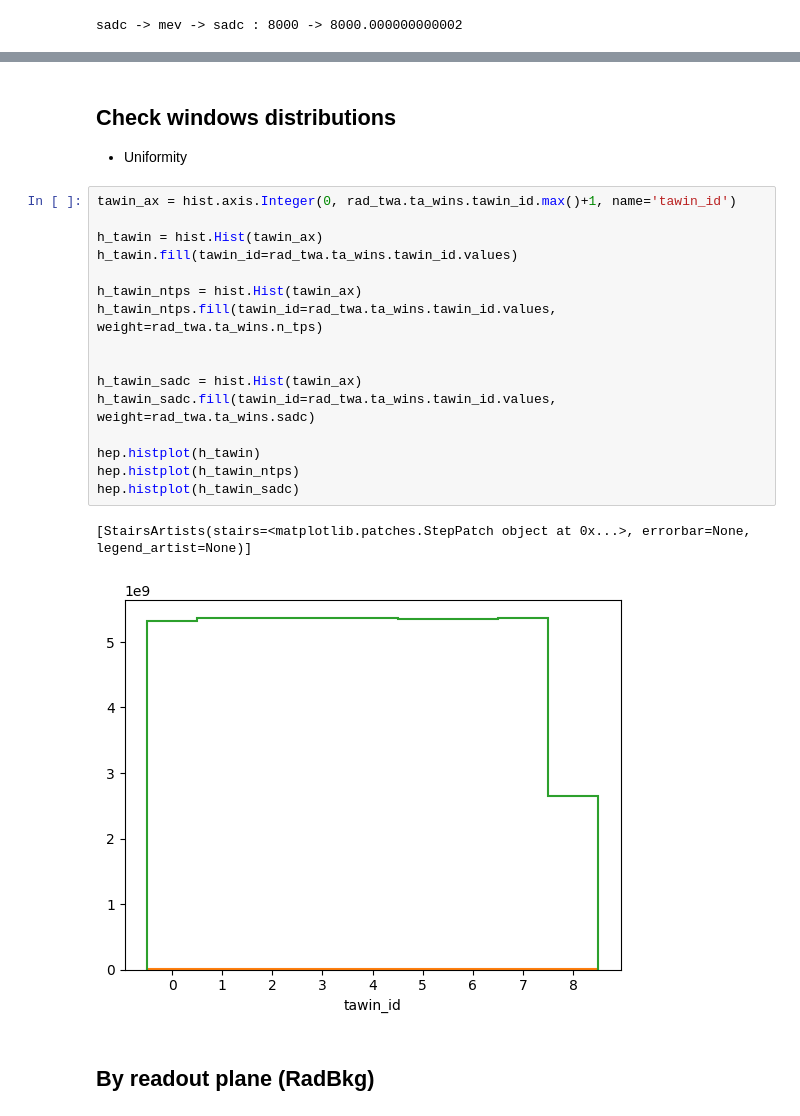
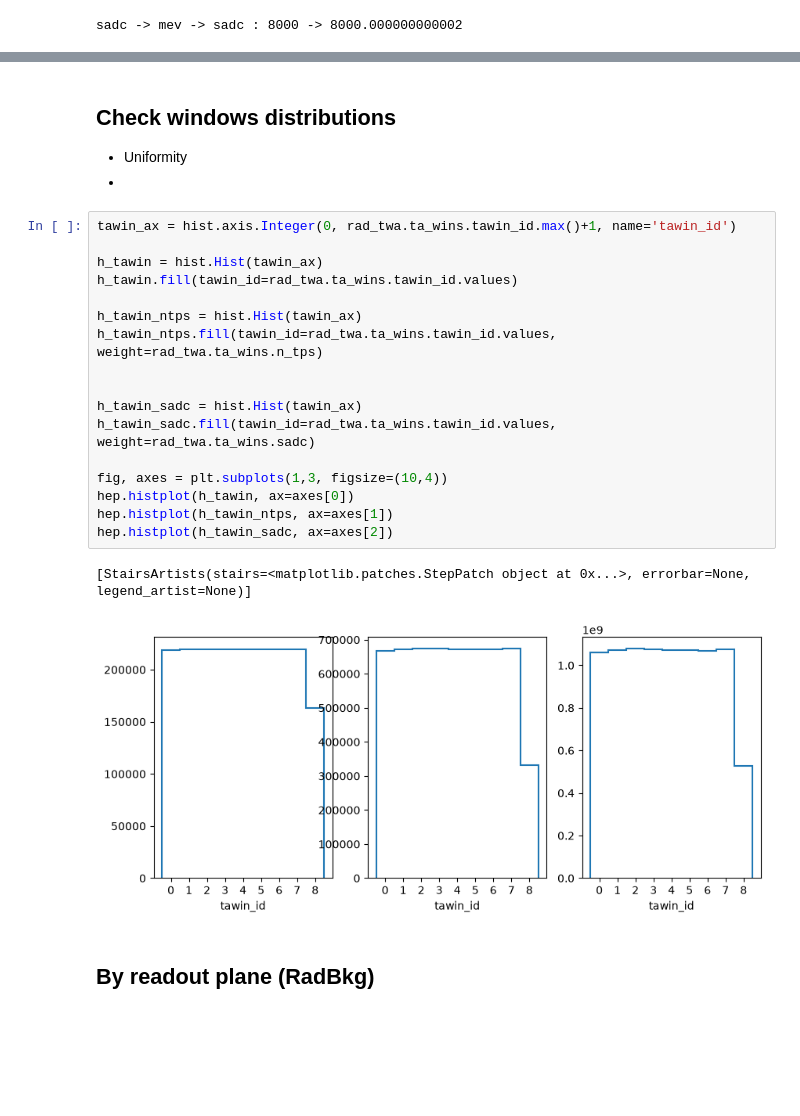
Before and after one commit to alessandrothea/tpvalidator, a Jupyter notebook: notebooks/studies/1x8x14/VD-1x8x14-TASearchWindow.ipynb, the cells around one changed output, grey strips where cells are left out. Saved outputs shown, nothing was run; the diff lists cells and outputs as text; blank space fills up the shorter version.

```diff
--- a/notebooks/studies/1x8x14/VD-1x8x14-TASearchWindow.ipynb
+++ b/notebooks/studies/1x8x14/VD-1x8x14-TASearchWindow.ipynb
@@ -408,25 +411,27 @@ rad_twa.ta_wins.query('readout_plane_id == 2')
 # %% [markdown]
 ## Check windows distributions
 - Uniformity
+-
 # %%
 tawin_ax = hist.axis.Integer(0, rad_twa.ta_wins.tawin_id.max()+1, name='tawin_id')
 
 h_tawin = hist.Hist(tawin_ax)
 h_tawin.fill(tawin_id=rad_twa.ta_wins.tawin_id.values)
 
 h_tawin_ntps = hist.Hist(tawin_ax)
 h_tawin_ntps.fill(tawin_id=rad_twa.ta_wins.tawin_id.values, weight=rad_twa.ta_wins.n_tps)
 
 
 h_tawin_sadc = hist.Hist(tawin_ax)
 h_tawin_sadc.fill(tawin_id=rad_twa.ta_wins.tawin_id.values, weight=rad_twa.ta_wins.sadc)
 
-hep.histplot(h_tawin)
-hep.histplot(h_tawin_ntps)
-hep.histplot(h_tawin_sadc)
+fig, axes = plt.subplots(1,3, figsize=(10,4))
+hep.histplot(h_tawin, ax=axes[0])
+hep.histplot(h_tawin_ntps, ax=axes[1])
+hep.histplot(h_tawin_sadc, ax=axes[2])
 # %% [output]
 [StairsArtists(stairs=<matplotlib.patches.StepPatch object at 0x...>, errorbar=None, legend_artist=None)]
-[figure, old version]
+[figure, new version]
 # %% [markdown]
 ## By readout plane (RadBkg)
 # %%
```
Also changed, not shown: parts of 18 cells of this notebook, 13 other files.
